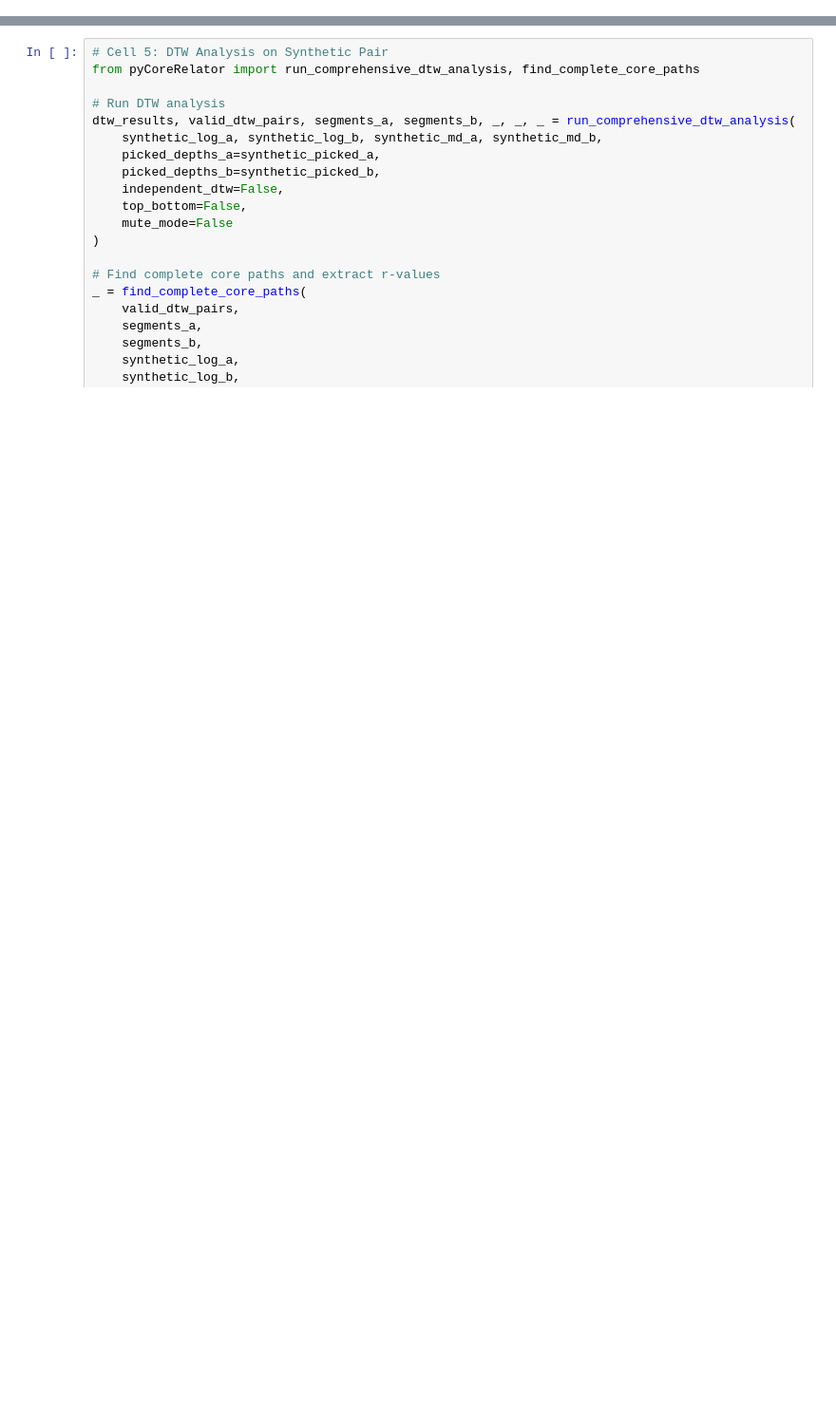
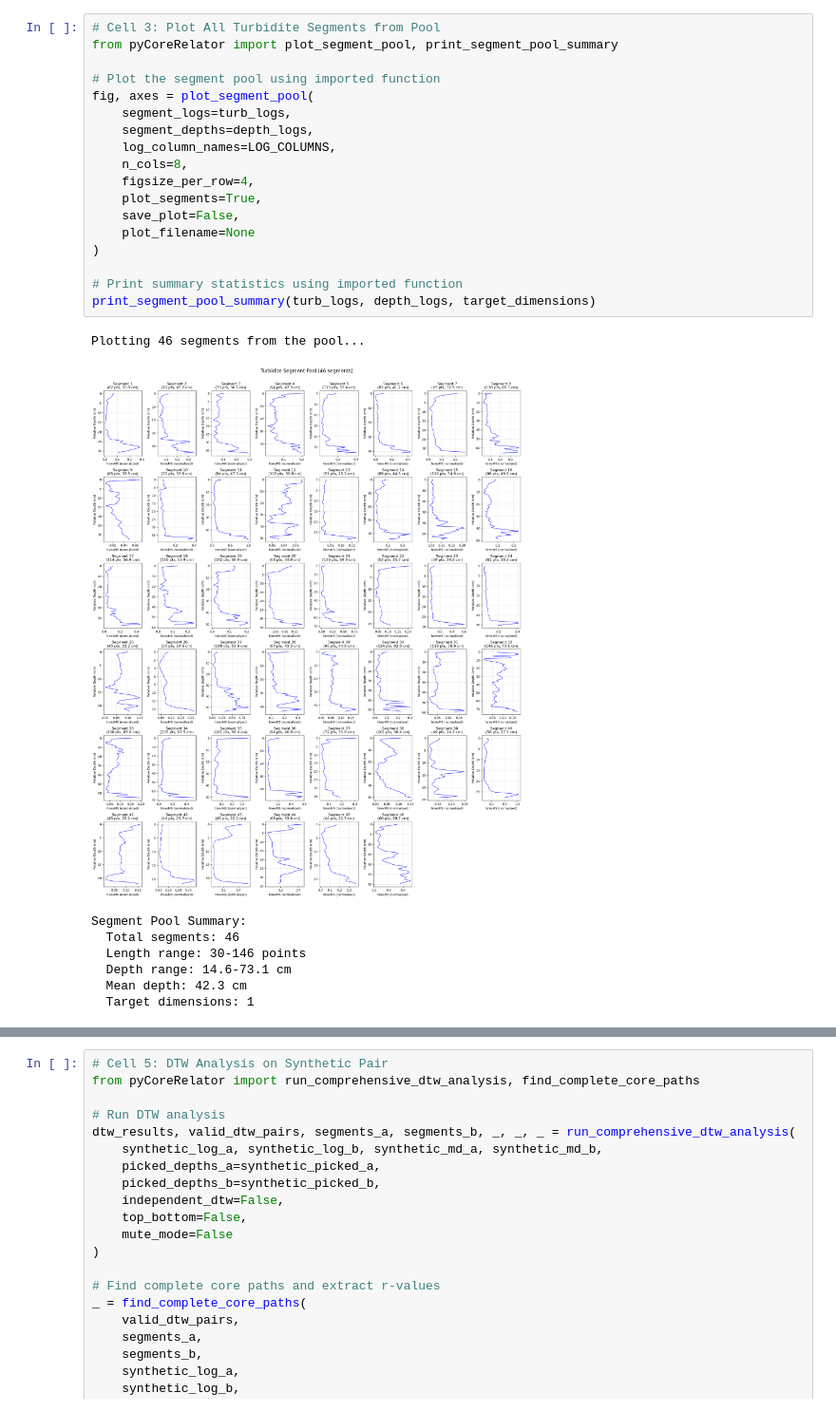
Before and after one commit to GeoLarryLai/pyCoreRelator, a Jupyter notebook: pyCoreRelator_null_hypothesis.ipynb, the cells around one changed output, grey strips where cells are left out. Shown at 95% size. Cells and saved outputs as stored; diff of their text form; blank space fills up the shorter version.

Commit message:
upgrade null hypothesis functions

```diff
--- a/pyCoreRelator_null_hypothesis.ipynb
+++ b/pyCoreRelator_null_hypothesis.ipynb
@@ -307,0 +91,27 @@ print(f"Turbidite indices used in B: {[int(x) for x in inds_b[:10]]}..." if len(
+# %%
+# Cell 3: Plot All Turbidite Segments from Pool
+from pyCoreRelator import plot_segment_pool, print_segment_pool_summary
+
+# Plot the segment pool using imported function
+fig, axes = plot_segment_pool(
+    segment_logs=turb_logs,
+    segment_depths=depth_logs,
+    log_column_names=LOG_COLUMNS,
+    n_cols=8,
+    figsize_per_row=4,
+    plot_segments=True,
+    save_plot=False,
+    plot_filename=None
+)
+
+# Print summary statistics using imported function
+print_segment_pool_summary(turb_logs, depth_logs, target_dimensions)
+# %% [output]
+Plotting 46 segments from the pool...
+[figure, added]
+Segment Pool Summary:
+  Total segments: 46
+  Length range: 30-146 points
+  Depth range: 14.6-73.1 cm
+  Mean depth: 42.3 cm
+  Target dimensions: 1
```
Also changed, not shown: parts of 8 cells of this notebook, 3 other files.
